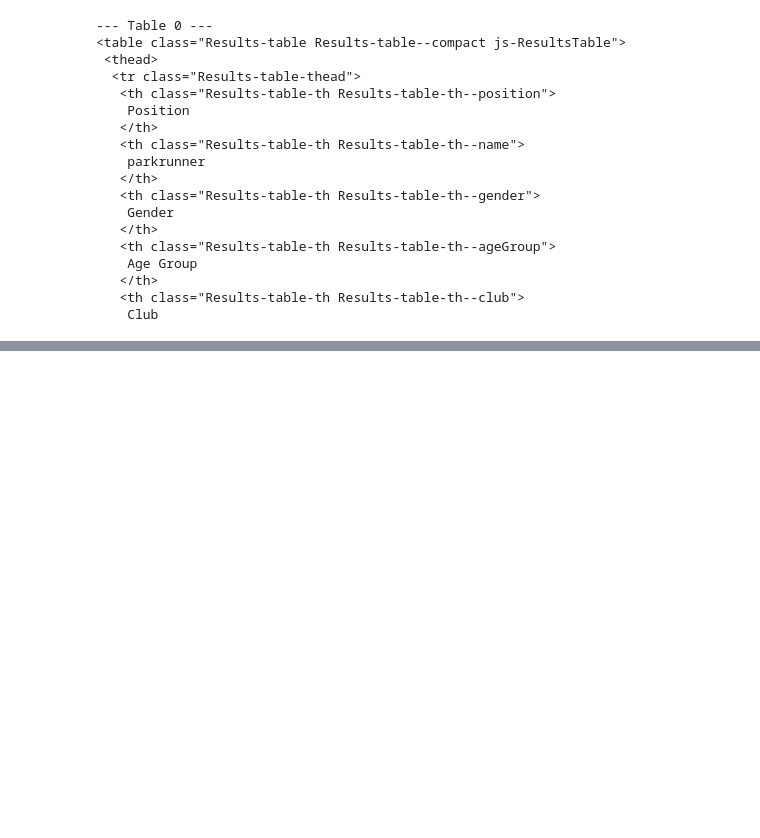
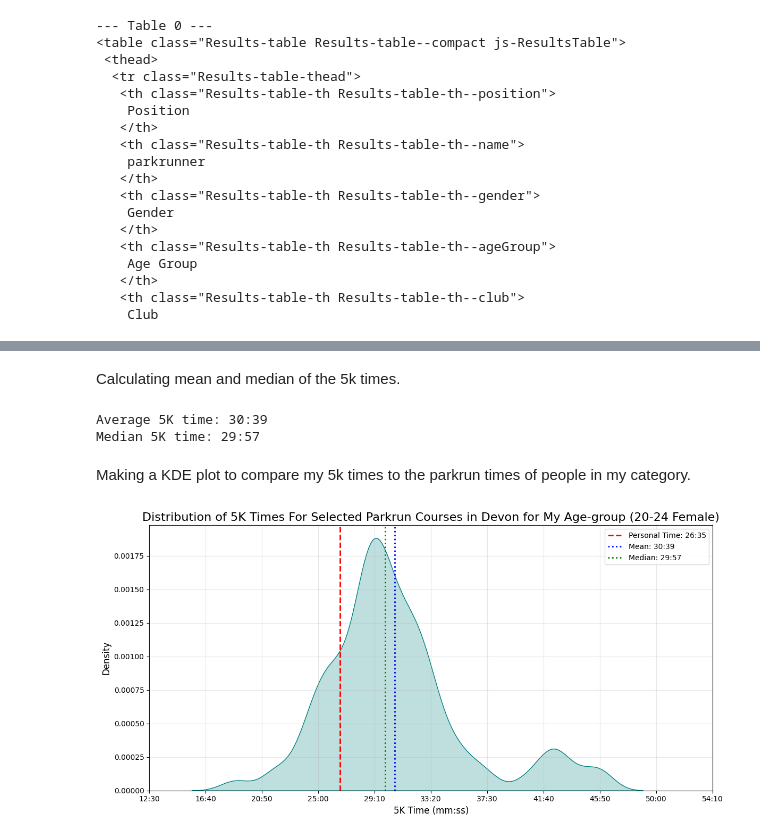
Before and after one commit to skyeL323/empirical-project, a Jupyter notebook: web_scrape_parkrun.ipynb, the cells around one changed output, grey strips where cells are left out. Drawn from its saved outputs; the diff is of its cells as text; code cells hidden in the pictures; blank space fills up the shorter version.

```diff
--- a/web_scrape_parkrun.ipynb
+++ b/web_scrape_parkrun.ipynb
@@ -307,0 +347,79 @@ filtered_df.head()
+# %% [markdown]
+Calculating mean and median of the 5k times.
+# %%
+#Finding average 5k time - using base data rather than latest parkrun results as it is what is displayed in my blog.
+
+# csv file with all results
+df = pd.read_csv("sw20-24_devon_parkruns.csv")
+
+# convert time to seconds for calculation
+def time_to_seconds(t):
+    try:
+        minutes, seconds = map(int, t.split(":"))
+        return minutes * 60 + seconds
+    except:
+        return None  # handles bad formats
+
+df["Time_seconds"] = df["Time"].apply(time_to_seconds)
+
+# Drop rows where conversion failed
+df_cleaned = df.dropna(subset=["Time_seconds"])
+
+# Calculate the average in seconds
+average_seconds = df_cleaned["Time_seconds"].mean()
+
+# Convert back to mm:ss format
+average_minutes = int(average_seconds // 60)
+average_remainder_seconds = int(average_seconds % 60)
+average_time_str = f"{average_minutes}:{average_remainder_seconds:02d}"
+
+# Median
+median_seconds = df_cleaned["Time_seconds"].median()
+med_minutes = int(median_seconds // 60)
+med_seconds = int(median_seconds % 60)
+median_time_str = f"{med_minutes}:{med_seconds:02d}"
+
+print("Average 5K time:", average_time_str)
+print("Median 5K time:", median_time_str)
+# %% [output]
+Average 5K time: 30:39
+Median 5K time: 29:57
+# %% [markdown]
+Making a KDE plot to compare my 5k times to the parkrun times of people in my category.
+# %%
+import seaborn as sns
+import matplotlib.pyplot as plt
+import datetime
+
+#reusing time to seconds funtion from above
+df["Time (s)"] = df["Time"].apply(time_to_seconds)
+clean_df = df.dropna(subset=["Time (s)"])
+
+# My 5K time: 26:35
+your_time_seconds = 26 * 60 + 35
+
+# Plot KDE
+plt.figure(figsize=(12, 6))
+sns.kdeplot(data=clean_df, x="Time (s)", fill=True, color="teal", bw_adjust=0.5)
+
+# Add vertical line for my time, mean, and median
+plt.axvline(your_time_seconds, color="red", linestyle="--", linewidth=2, label="Personal Time: 26:35")
+plt.axvline(average_seconds, color="blue", linestyle=":", linewidth=2, label=f"Mean: {average_time_str}")
+plt.axvline(median_seconds, color="green", linestyle=":", linewidth=2, label=f"Median: {median_time_str}")
+
+# Convert x-axis to mm:ss format
+xticks = plt.xticks()[0]
+xtick_labels = [str(datetime.timedelta(seconds=int(x)))[2:] for x in xticks]
+plt.xticks(xticks, xtick_labels)
+
+# Labels and styling
+plt.title("Distribution of 5K Times For Selected Parkrun Courses in Devon for My Age-group (20-24 Female)", fontsize=16)
+plt.xlabel("5K Time (mm:ss)", fontsize=12)
+plt.ylabel("Density", fontsize=12)
+plt.legend()
+plt.grid(True, alpha=0.3)
+plt.tight_layout()
+#plt.savefig("5k_time_distribution.png", dpi=300)  # Save the figure
+plt.show()
+# %% [output]
+[figure, added]
```
Also changed, not shown: parts of 14 cells of this notebook, 3 other files.
